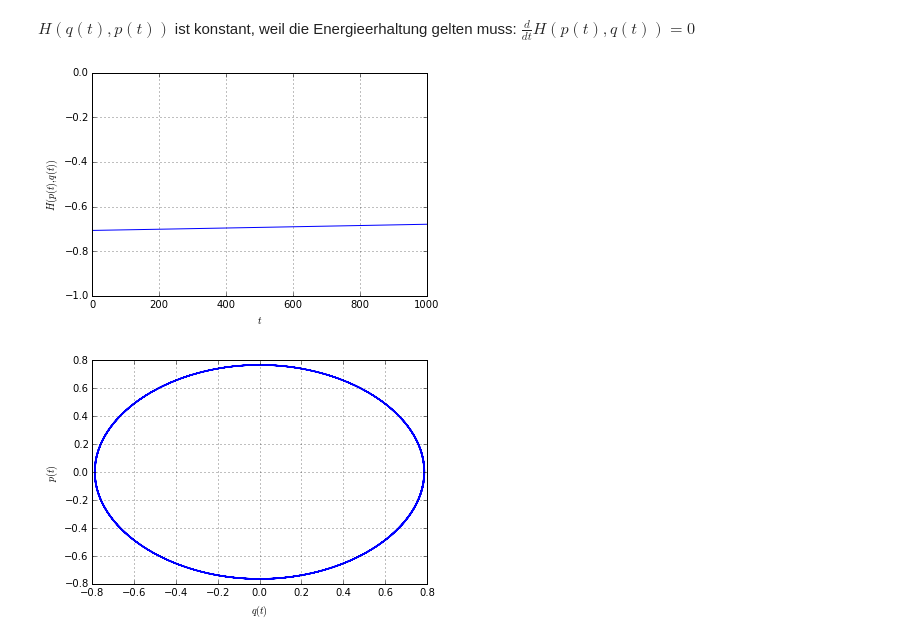
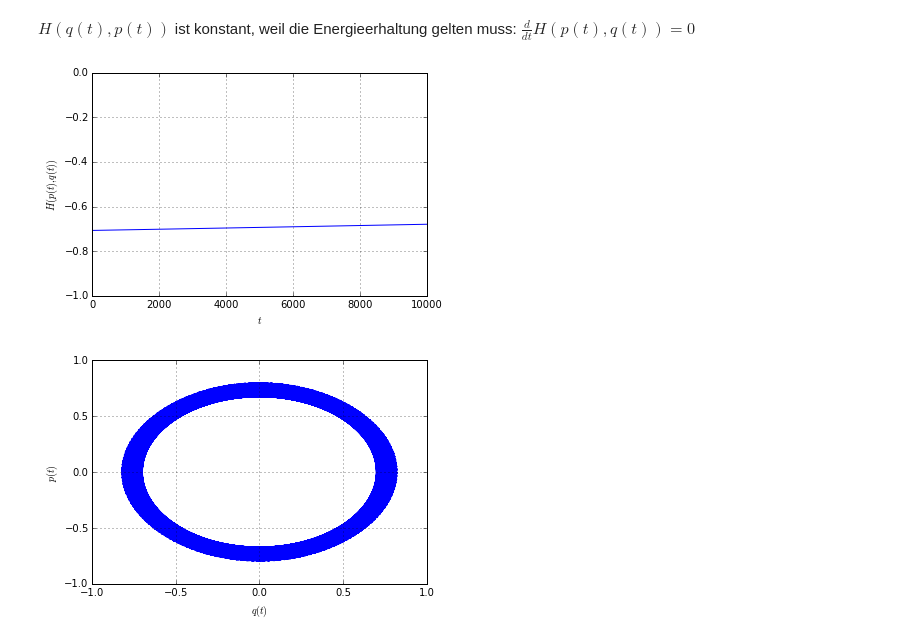
Before and after one commit to BerndSchwarzenbacher/numdiff, a Jupyter notebook: ueb1/aufgabe3.ipynb, the cells around one changed output. Cells and saved outputs as stored; diff of their text form; code cells hidden in the pictures.

```diff
--- a/ueb1/aufgabe3.ipynb
+++ b/ueb1/aufgabe3.ipynb
@@ -60 +34,5 @@ for i, t in enumerate(time[:-1]):
+# %%
+values = np.loadtxt('values')
+alpha = values[:,0]
+alpha_dot = values[:,1]
 # %%
@@ -74,21 +52,21 @@ plt.grid()
 # %%
 q = alpha
-p = mass * length**2 * alpha_dot
-H = - mass * grav * length * np.cos(q) + p**2 / (2 * mass * length**2)
+p = alpha_dot
+H = - np.cos(q) + p**2 / 2
 # %% [markdown]
 $H(q(t), p(t))$ ist konstant, weil die Energieerhaltung gelten muss: $\frac{d}{dt} H(p(t),q(t)) = 0$
 # %%
-plt.plot(time, H)
+plt.plot(H)
 plt.ylabel(r'$H(p(t),q(t))$')
 plt.xlabel(r'$t$')
-plt.axis([0,max_time, -1,0])
+plt.axis([0,10000, -1, 0])
 plt.grid()
 # %% [output]
-[figure, old version]
+[figure, new version]
 # %%
-plt.plot(q[:100/step], p[:100/step])
+plt.plot(q, p)
 plt.ylabel(r'$p(t)$')
 plt.xlabel(r'$q(t)$')
 plt.grid()
 # %% [output]
-[figure, old version]
+[figure, new version]
```
Also changed, not shown: parts of 11 cells of this notebook, 3 other files.
